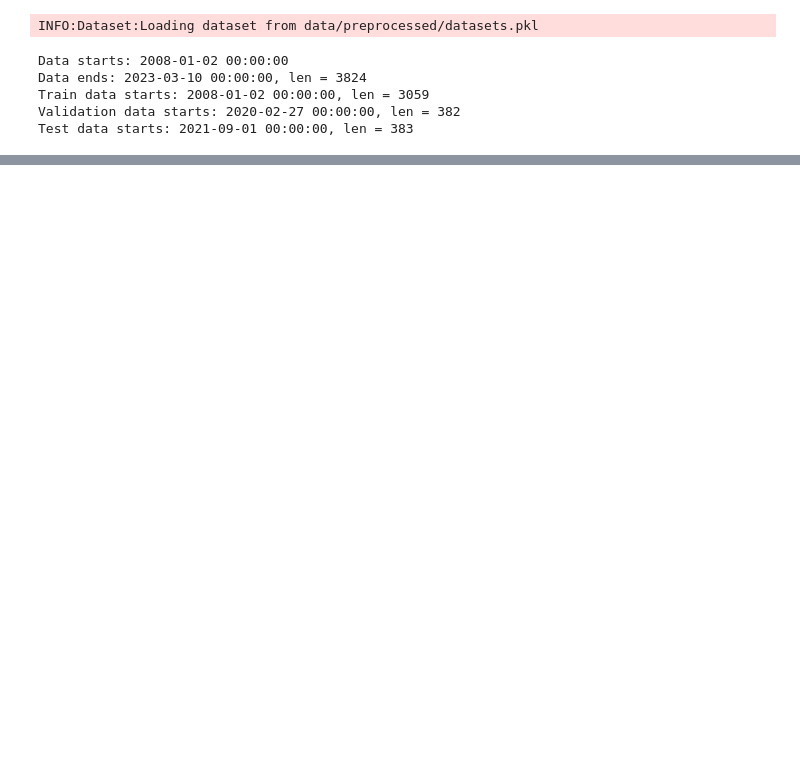
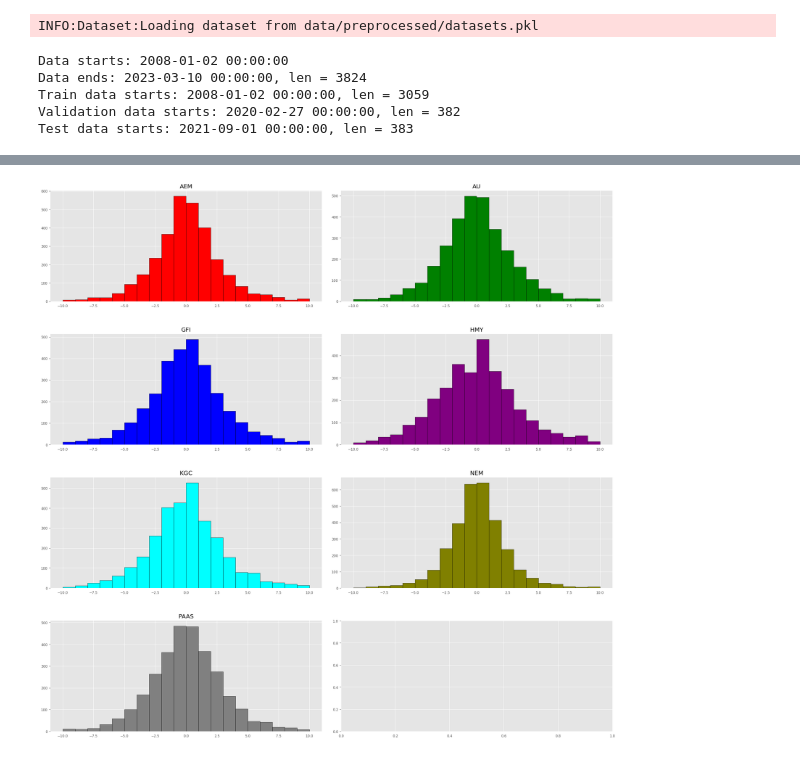
Before and after one commit to mikasso/nasdaq_forecasting, a Jupyter notebook: visualization.ipynb, the cells around one changed output, grey strips where cells are left out. Saved outputs shown, nothing was run; the diff lists cells and outputs as text; code cells hidden in the pictures; blank space fills up the shorter version.

```diff
--- a/visualization.ipynb
+++ b/visualization.ipynb
@@ -62,6 +64,0 @@ plt.show()
-# %%
-bins= [x / 10 for x in range(-100,101)]
-for idx,ticker in enumerate(ds.original.used_tickers):
-    plt.hist(ds.transformed.series[idx].values(), bins= bins, color=COLORS[idx], edgecolor='black')
-    plt.title("Price distribution for "+ticker)
-    plt.show()
@@ -76,15 +64,0 @@ for idx,ticker in enumerate(ds.original.used_tickers):
-# %%
-for idx, ticker in enumerate(ds.original.used_tickers):
-    ds.covariates.series[idx][CONST.FEATURES.SHARES].plot(label=ticker)
-plt.title("normalized shares")
-plt.show()
-
-
-for idx,ticker in enumerate(ds.original.used_tickers):
-    plt.hist( ds.covariates.series[idx][CONST.FEATURES.SHARES].values(), bins= [x  for x in range(-16,17)], color=COLORS[idx], edgecolor='black')
-    plt.title("Shares distribution" + ticker)
-    plt.show()
-
-ds.covariates.series[0][CONST.FEATURES.GOLD_PRICE].plot(label="gold")
-plt.title("normalized gold price")
-plt.show()
@@ -100,0 +65,4 @@ KeyError: "not all values found in index 'component'"
+# %%
+my_dict = dict(zip(CONST.TICKERS,[x.pd_series().pct_change().values[1:] * 100 for x in ds.original.train]))
+df = pd.DataFrame(my_dict)
+df.describe()
@@ -100,0 +79,14 @@ KeyError: "not all values found in index 'component'"
+# %%
+# Dystrybucja zmian w cenie
+bins= [x  for x in range(-10,11)]
+figure, axis = plt.subplots(4, 2)
+figure.tight_layout(pad=2.0)
+
+figure.set_figheight(20)
+for idx,ticker in enumerate(df):
+    axis[idx // 2, idx % 2].hist(df[ticker], bins= bins, color=COLORS[idx], edgecolor='black')
+    axis[idx // 2, idx % 2].set_title(ticker)
+
+plt.show()
+# %% [output]
+[figure, added]
```
Also changed, not shown: parts of 21 cells of this notebook, 11 other files.
